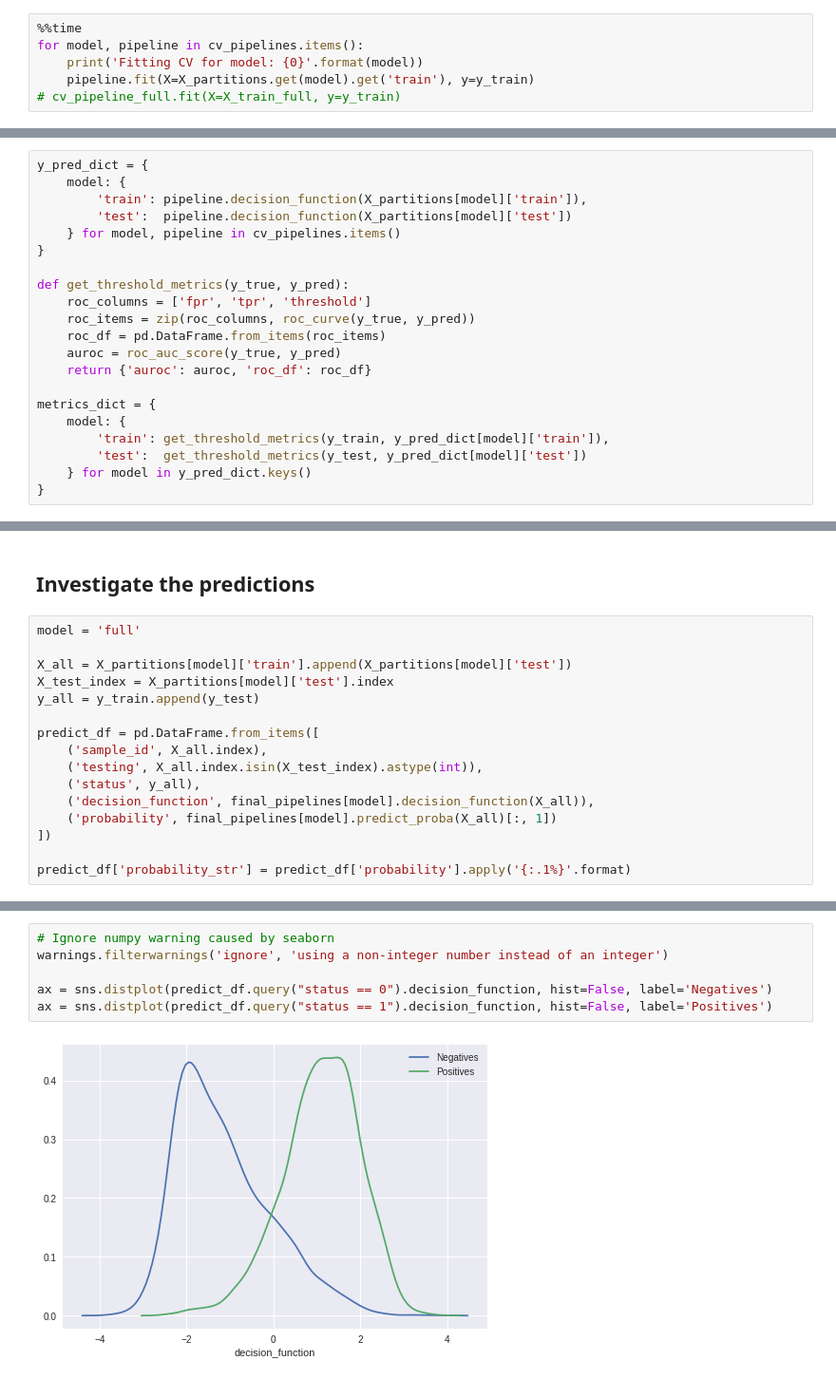
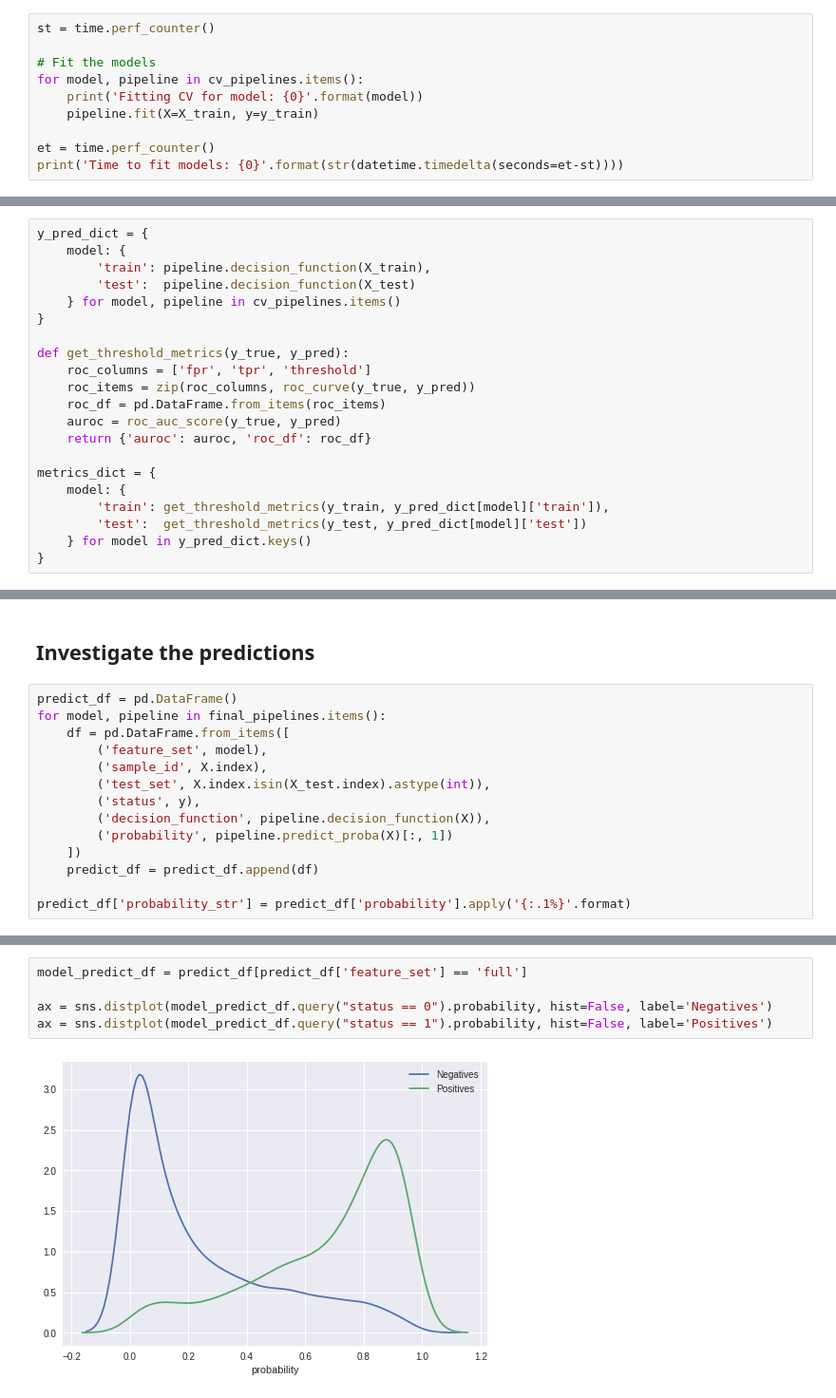
Before and after one commit to cognoma/machine-learning, a Jupyter notebook: 2.TCGA-MLexample-covariates.ipynb, the cells around one changed output, grey strips where cells are left out. Shown at 95% size. Saved outputs shown, nothing was run; the diff lists cells and outputs as text.

```diff
--- a/2.TCGA-MLexample-covariates.ipynb
+++ b/2.TCGA-MLexample-covariates.ipynb
@@ -162,7 +178,11 @@ cv_pipelines = {mod: GridSearchCV(estimator=pipeline,
 # %%
-%%time
+st = time.perf_counter()
+
+# Fit the models
 for model, pipeline in cv_pipelines.items():
     print('Fitting CV for model: {0}'.format(model))
-    pipeline.fit(X=X_partitions.get(model).get('train'), y=y_train)
-# cv_pipeline_full.fit(X=X_train_full, y=y_train)
+    pipeline.fit(X=X_train, y=y_train)
+
+et = time.perf_counter()
+print('Time to fit models: {0}'.format(str(datetime.timedelta(seconds=et-st))))
 # %% [output]
@@ -220,8 +230,8 @@ ax.set_ylabel('Elastic net mixing parameter (l1_ratio)');
 # %%
 y_pred_dict = {
     model: {
-        'train': pipeline.decision_function(X_partitions[model]['train']),
-        'test':  pipeline.decision_function(X_partitions[model]['test'])
+        'train': pipeline.decision_function(X_train),
+        'test':  pipeline.decision_function(X_test)
     } for model, pipeline in cv_pipelines.items()
 }
 
@@ -324,19 +326,17 @@ coef_df_dict[model].head(10)
 # %% [markdown]
 ## Investigate the predictions
 # %%
-model = 'full'
-
-X_all = X_partitions[model]['train'].append(X_partitions[model]['test'])
-X_test_index = X_partitions[model]['test'].index
-y_all = y_train.append(y_test)
-
-predict_df = pd.DataFrame.from_items([
-    ('sample_id', X_all.index),
-    ('testing', X_all.index.isin(X_test_index).astype(int)),
-    ('status', y_all),
-    ('decision_function', final_pipelines[model].decision_function(X_all)),
-    ('probability', final_pipelines[model].predict_proba(X_all)[:, 1])
-])
+predict_df = pd.DataFrame()
+for model, pipeline in final_pipelines.items():
+    df = pd.DataFrame.from_items([
+        ('feature_set', model),
+        ('sample_id', X.index),
+        ('test_set', X.index.isin(X_test.index).astype(int)),
+        ('status', y),
+        ('decision_function', pipeline.decision_function(X)),
+        ('probability', pipeline.predict_proba(X)[:, 1])
+    ])
+    predict_df = predict_df.append(df)
 
 predict_df['probability_str'] = predict_df['probability'].apply('{:.1%}'.format)
 # %%
@@ -358,8 +363,7 @@ predict_df.sort_values('decision_function', ascending=False).query("status == 0"
 # %%
-# Ignore numpy warning caused by seaborn
-warnings.filterwarnings('ignore', 'using a non-integer number instead of an integer')
+model_predict_df = predict_df[predict_df['feature_set'] == 'full']
 
-ax = sns.distplot(predict_df.query("status == 0").decision_function, hist=False, label='Negatives')
-ax = sns.distplot(predict_df.query("status == 1").decision_function, hist=False, label='Positives')
+ax = sns.distplot(model_predict_df.query("status == 0").probability, hist=False, label='Negatives')
+ax = sns.distplot(model_predict_df.query("status == 1").probability, hist=False, label='Positives')
 # %% [output]
-[figure, old version]
+[figure, new version]
```
Also changed, not shown: parts of 31 cells of this notebook, 2 other files.
